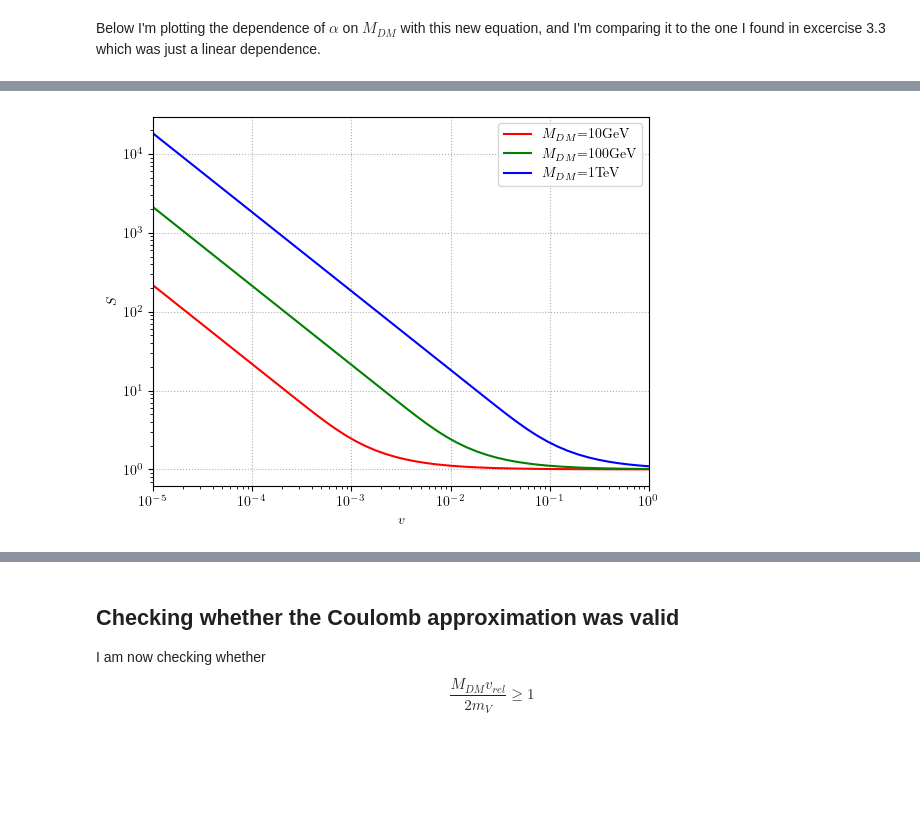
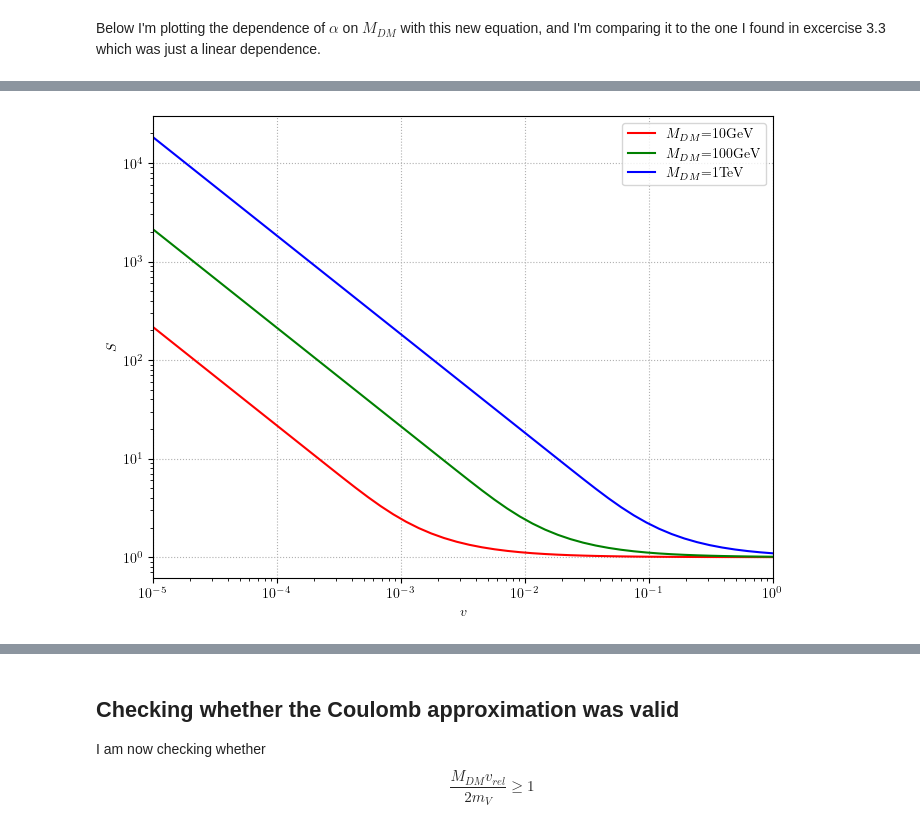
Before and after one commit to LuckeeDev/bachelor-thesis, a Jupyter notebook: notebooks/sommerfeld.ipynb, the cells around one changed output, grey strips where cells are left out. Drawn from its saved outputs; the diff is of its cells as text; code cells hidden in the pictures; blank space fills up the shorter version.

```diff
--- a/notebooks/sommerfeld.ipynb
+++ b/notebooks/sommerfeld.ipynb
@@ -6,9 +6,12 @@ import numpy as np
 import scipy.optimize as opt
 import scipy.integrate as integrate
 from matplotlib import rc
+import scipy.interpolate as interpolate
 
 rc('font', **{'family': 'serif', 'serif': ['Computer Modern']})
 rc('text', usetex=True)
+
+figsize=(8,6)
 # %% [markdown]
 At freeze-out, we want
 $$
@@ -71,16 +96,17 @@ avgS = np.vectorize(avgS_single)
 # %%
 v_axis = np.logspace(-5, 0)
 
+plt.figure(figsize=figsize)
 plt.xlabel("$v$")
 plt.ylabel("$S$")
 plt.xscale("log")
 plt.yscale("log")
 plt.grid(linestyle=':')
 plt.margins(x=0)
 plt.plot(v_axis, S(alpha(10), v_axis), color="red", label="$M_{DM}$=10GeV");
 plt.plot(v_axis, S(alpha(100), v_axis), color="green", label="$M_{DM}$=100GeV");
 plt.plot(v_axis, S(alpha(1000), v_axis), color="blue", label="$M_{DM}$=1TeV");
 plt.legend();
 plt.savefig("enhancement_factor.pdf")
 # %% [output]
-[figure, old version]
+[figure, new version]
```
Also changed, not shown: parts of 22 cells of this notebook, 6 other files.
